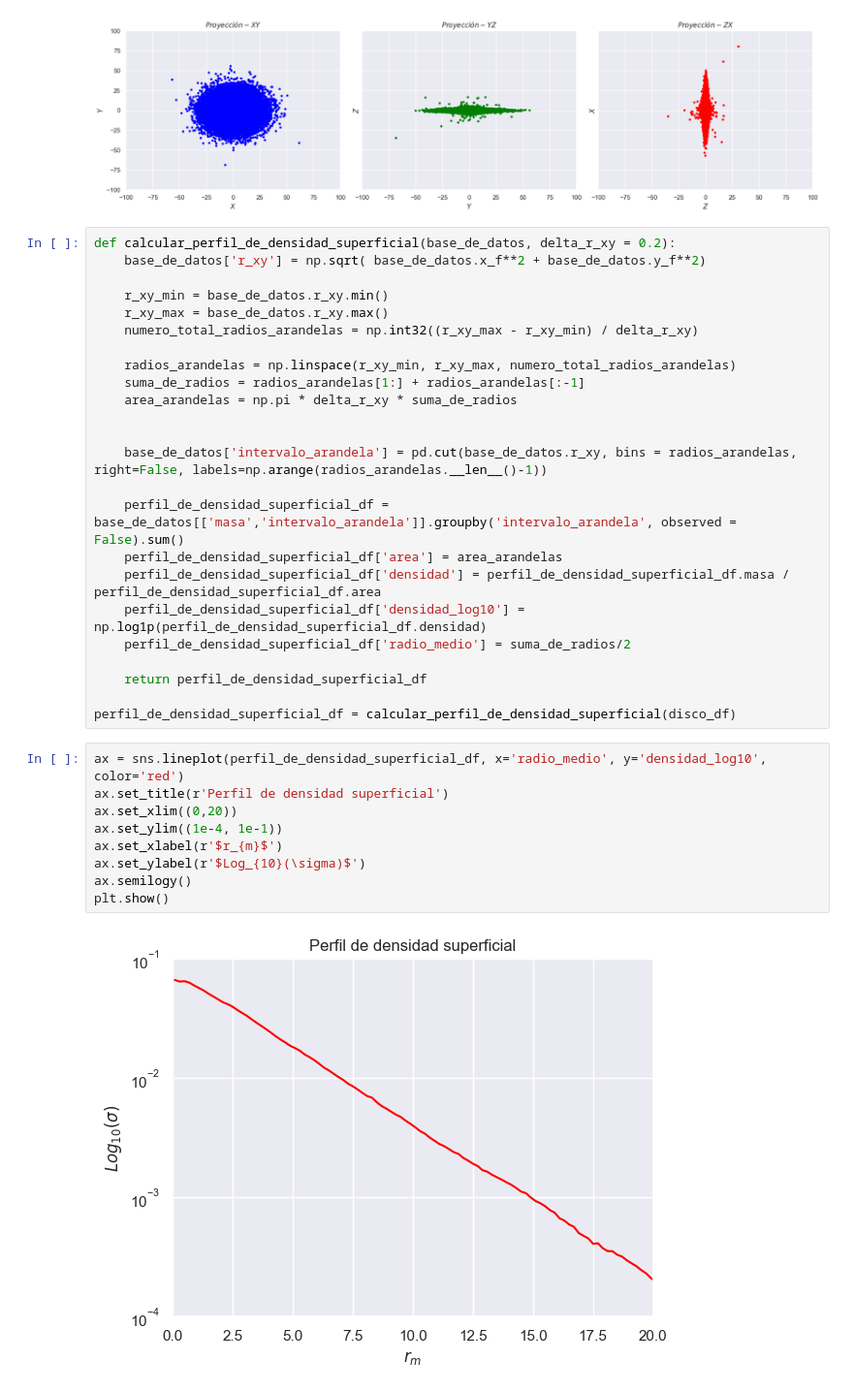
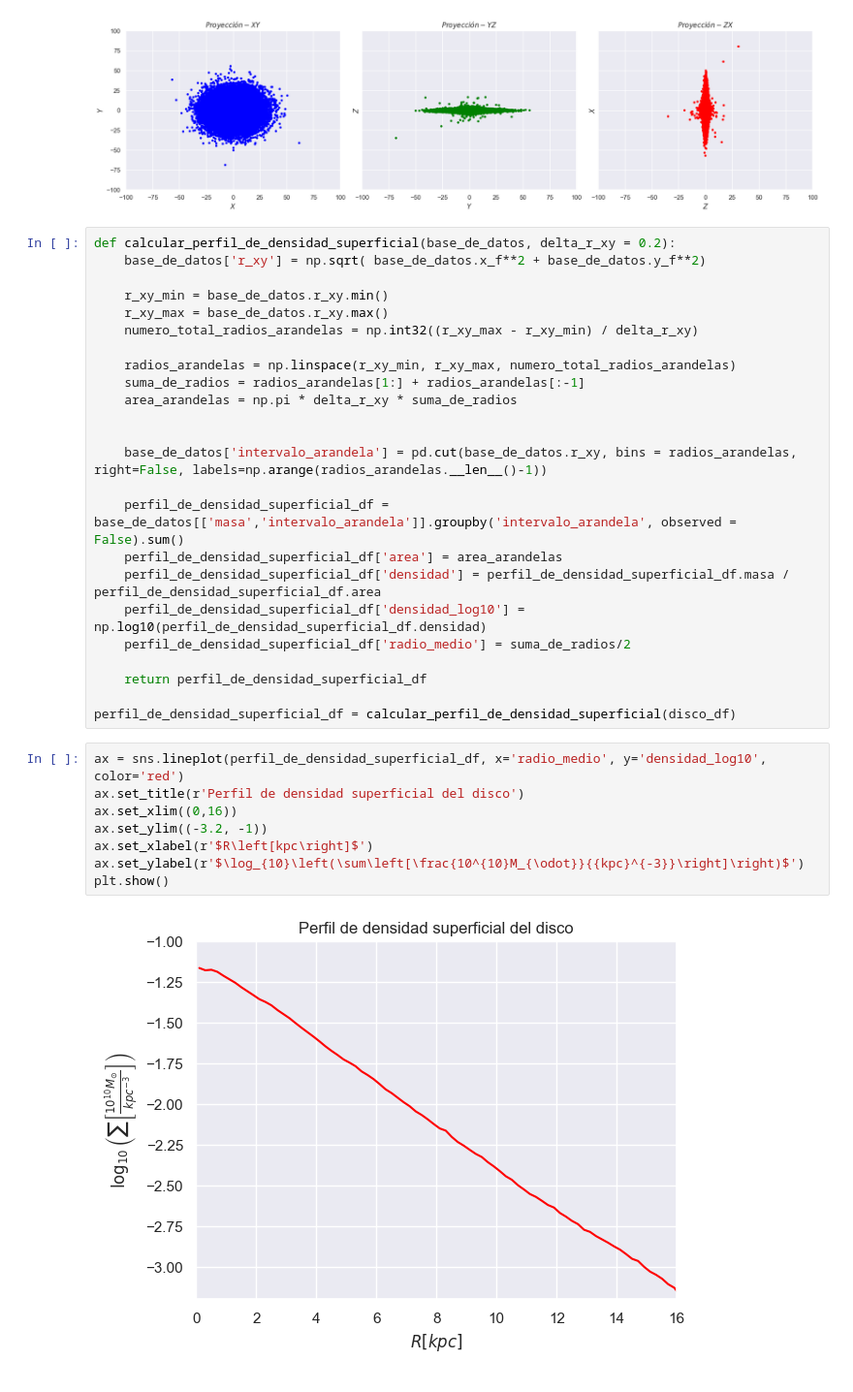
Before and after one commit to sperezp23/Analizador_de_Galaxias, a Jupyter notebook: Ensayos.ipynb, the cells around one changed output. Shown at 97% size. Drawn from its saved outputs; the diff is of its cells as text.

```diff
--- a/Ensayos.ipynb
+++ b/Ensayos.ipynb
@@ -237,7 +237,7 @@ def calcular_perfil_de_densidad_superficial(base_de_datos, delta_r_xy = 0.2):
     perfil_de_densidad_superficial_df = base_de_datos[['masa','intervalo_arandela']].groupby('intervalo_arandela', observed = False).sum()
     perfil_de_densidad_superficial_df['area'] = area_arandelas
     perfil_de_densidad_superficial_df['densidad'] = perfil_de_densidad_superficial_df.masa / perfil_de_densidad_superficial_df.area
-    perfil_de_densidad_superficial_df['densidad_log10'] = np.log1p(perfil_de_densidad_superficial_df.densidad)
+    perfil_de_densidad_superficial_df['densidad_log10'] = np.log10(perfil_de_densidad_superficial_df.densidad)
     perfil_de_densidad_superficial_df['radio_medio'] = suma_de_radios/2
 
     return perfil_de_densidad_superficial_df
@@ -245,12 +245,11 @@ def calcular_perfil_de_densidad_superficial(base_de_datos, delta_r_xy = 0.2):
 perfil_de_densidad_superficial_df = calcular_perfil_de_densidad_superficial(disco_df)
 # %%
 ax = sns.lineplot(perfil_de_densidad_superficial_df, x='radio_medio', y='densidad_log10', color='red')
-ax.set_title(r'Perfil de densidad superficial')
-ax.set_xlim((0,20))
-ax.set_ylim((1e-4, 1e-1))
-ax.set_xlabel(r'$r_{m}$')
-ax.set_ylabel(r'$Log_{10}(\sigma)$')
-ax.semilogy()
+ax.set_title(r'Perfil de densidad superficial del disco')
+ax.set_xlim((0,16))
+ax.set_ylim((-3.2, -1))
+ax.set_xlabel(r'$R\left[kpc\right]$')
+ax.set_ylabel(r'$\log_{10}\left(\sum\left[\frac{10^{10}M_{\odot}}{{kpc}^{-3}}\right]\right)$')
 plt.show()
 # %% [output]
-[figure, old version]
+[figure, new version]
```
